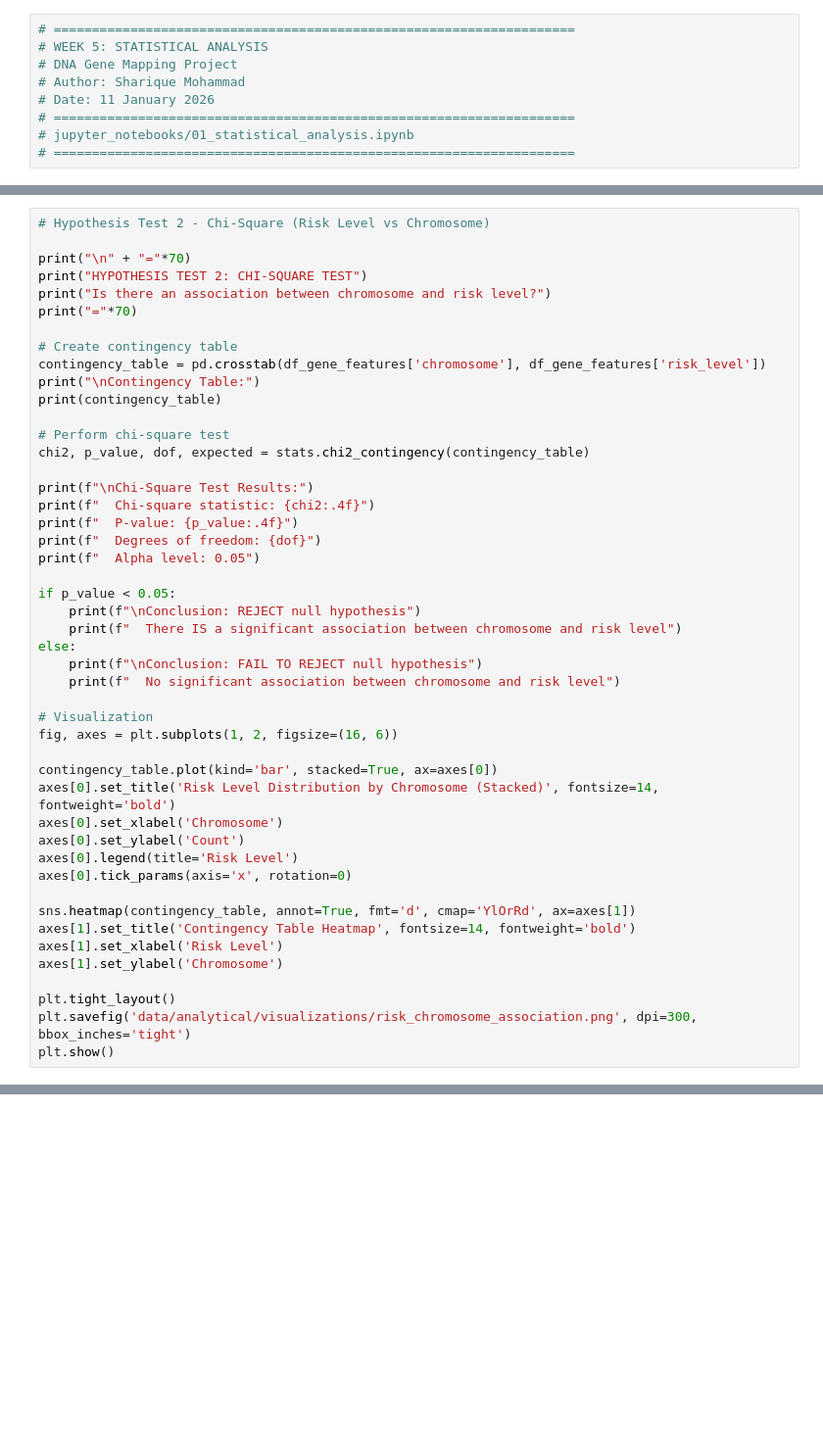
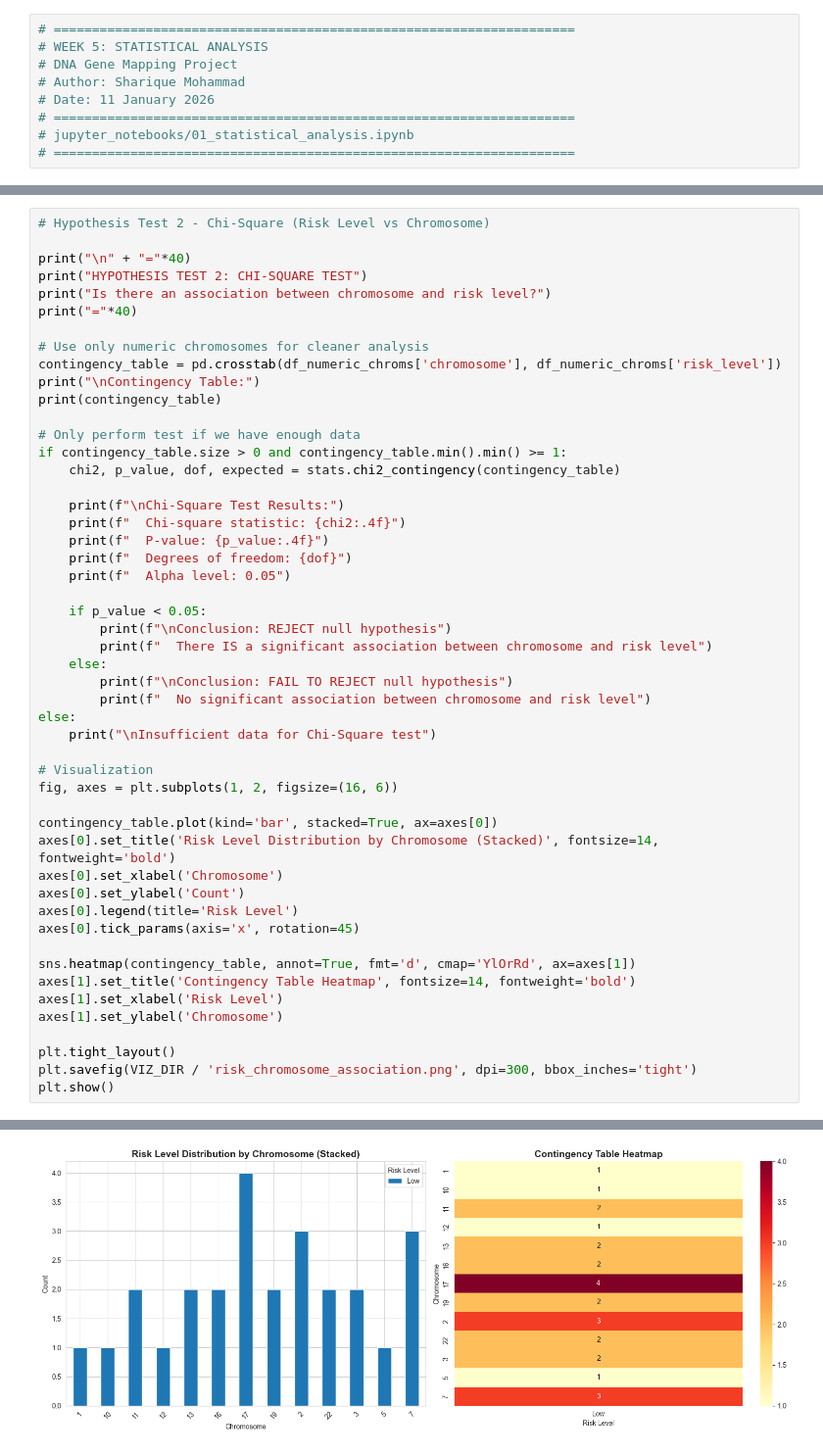
Before and after one commit to shariq02/genomic-variant-data-science-pipeline, a Jupyter notebook: jupyter_notebooks/01_statistical_analysis.ipynb, the cells around one changed output, grey strips where cells are left out. Shown at 98% size. Cells and saved outputs as stored; diff of their text form; blank space fills up the shorter version.

```diff
--- a/jupyter_notebooks/01_statistical_analysis.ipynb
+++ b/jupyter_notebooks/01_statistical_analysis.ipynb
@@ -242,31 +378,34 @@ plt.show()
 # %%
 # Hypothesis Test 2 - Chi-Square (Risk Level vs Chromosome)
 
-print("\n" + "="*70)
+print("\n" + "="*40)
 print("HYPOTHESIS TEST 2: CHI-SQUARE TEST")
 print("Is there an association between chromosome and risk level?")
-print("="*70)
+print("="*40)
 
-# Create contingency table
-contingency_table = pd.crosstab(df_gene_features['chromosome'], df_gene_features['risk_level'])
+# Use only numeric chromosomes for cleaner analysis
+contingency_table = pd.crosstab(df_numeric_chroms['chromosome'], df_numeric_chroms['risk_level'])
 print("\nContingency Table:")
 print(contingency_table)
 
-# Perform chi-square test
-chi2, p_value, dof, expected = stats.chi2_contingency(contingency_table)
+# Only perform test if we have enough data
+if contingency_table.size > 0 and contingency_table.min().min() >= 1:
+    chi2, p_value, dof, expected = stats.chi2_contingency(contingency_table)
 
-print(f"\nChi-Square Test Results:")
-print(f"  Chi-square statistic: {chi2:.4f}")
-print(f"  P-value: {p_value:.4f}")
-print(f"  Degrees of freedom: {dof}")
-print(f"  Alpha level: 0.05")
+    print(f"\nChi-Square Test Results:")
+    print(f"  Chi-square statistic: {chi2:.4f}")
+    print(f"  P-value: {p_value:.4f}")
+    print(f"  Degrees of freedom: {dof}")
+    print(f"  Alpha level: 0.05")
 
-if p_value < 0.05:
-    print(f"\nConclusion: REJECT null hypothesis")
-    print(f"  There IS a significant association between chromosome and risk level")
+    if p_value < 0.05:
+        print(f"\nConclusion: REJECT null hypothesis")
+        print(f"  There IS a significant association between chromosome and risk level")
+    else:
+        print(f"\nConclusion: FAIL TO REJECT null hypothesis")
+        print(f"  No significant association between chromosome and risk level")
 else:
-    print(f"\nConclusion: FAIL TO REJECT null hypothesis")
-    print(f"  No significant association between chromosome and risk level")
+    print("\nInsufficient data for Chi-Square test")
 
 # Visualization
 fig, axes = plt.subplots(1, 2, figsize=(16, 6))
@@ -276,7 +415,7 @@ axes[0].set_title('Risk Level Distribution by Chromosome (Stacked)', fontsize=14
 axes[0].set_xlabel('Chromosome')
 axes[0].set_ylabel('Count')
 axes[0].legend(title='Risk Level')
-axes[0].tick_params(axis='x', rotation=0)
+axes[0].tick_params(axis='x', rotation=45)
 
 sns.heatmap(contingency_table, annot=True, fmt='d', cmap='YlOrRd', ax=axes[1])
 axes[1].set_title('Contingency Table Heatmap', fontsize=14, fontweight='bold')
@@ -284,5 +423,6 @@ axes[1].set_xlabel('Risk Level')
 axes[1].set_ylabel('Chromosome')
 
 plt.tight_layout()
-plt.savefig('data/analytical/visualizations/risk_chromosome_association.png', dpi=300, bbox_inches='tight')
+plt.savefig(VIZ_DIR / 'risk_chromosome_association.png', dpi=300, bbox_inches='tight')
 plt.show()
+# %% [output]
@@ -289,3 +446,4 @@ plt.show()
+[figure, added]
 # %%
 # Hypothesis Test 3 - T-Test (High vs Low Risk)
 
```
Also changed, not shown: parts of 18 cells of this notebook, 1 other file.
